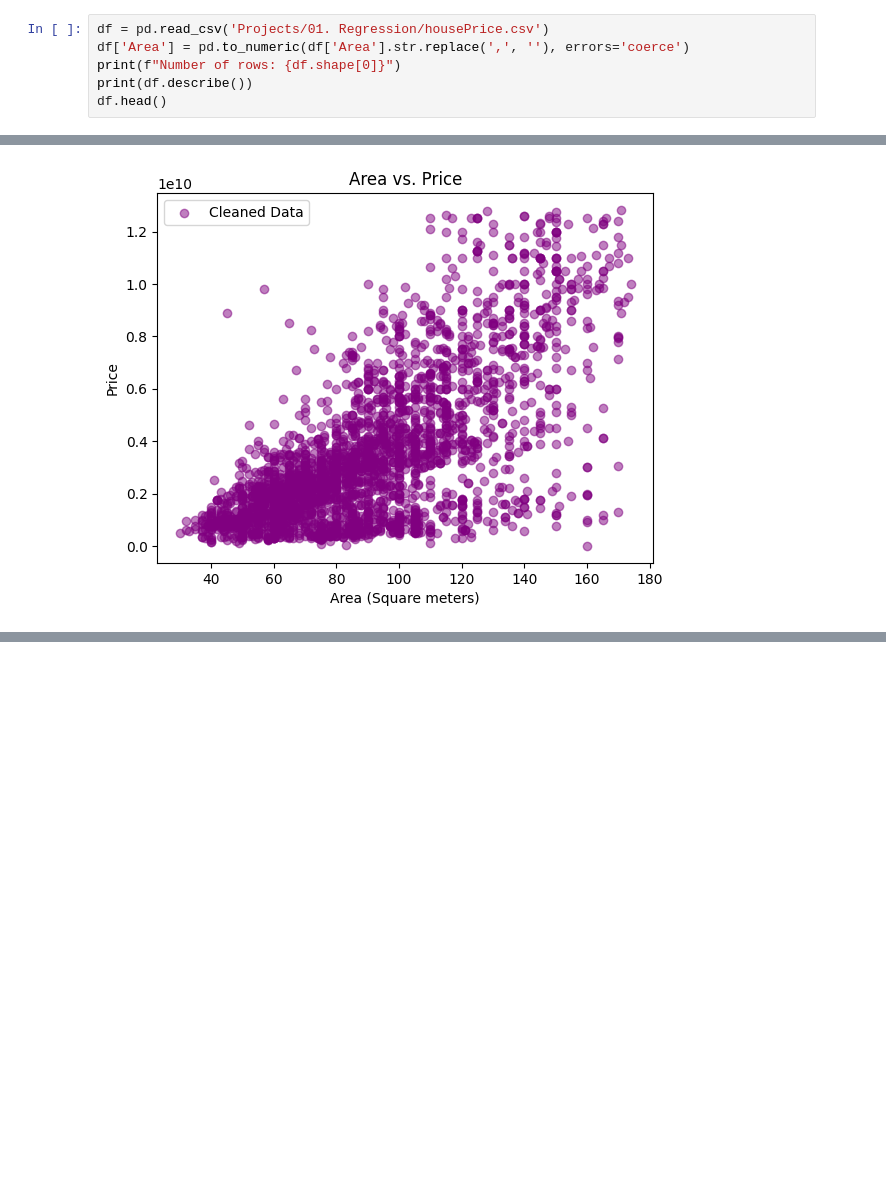
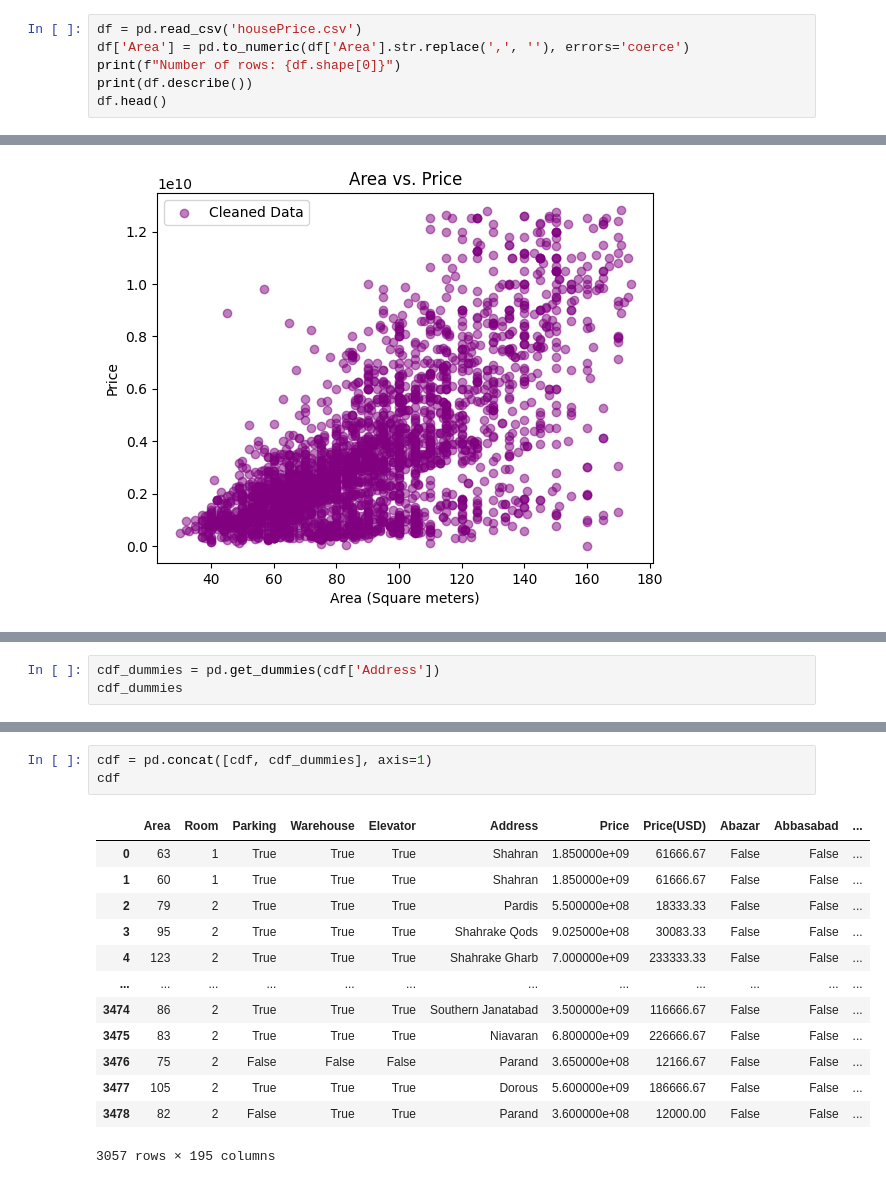
Before and after one commit to haadijafari/Jadi_ML, a Jupyter notebook: Projects/01. Regression/House_PRice.ipynb, the cells around one changed output, grey strips where cells are left out. Drawn from its saved outputs; the diff is of its cells as text; blank space fills up the shorter version.

```diff
--- a/Projects/01. Regression/House_PRice.ipynb
+++ b/Projects/01. Regression/House_PRice.ipynb
@@ -7,7 +7,7 @@ import matplotlib.pyplot as plt
 # %% [markdown]
 ## Read CSV Data
 # %%
-df = pd.read_csv('Projects/01. Regression/housePrice.csv')
+df = pd.read_csv('housePrice.csv')
 df['Area'] = pd.to_numeric(df['Area'].str.replace(',', ''), errors='coerce')
 print(f"Number of rows: {df.shape[0]}")
 print(df.describe())
@@ -106,0 +131,3 @@ plt.show()
+# %%
+cdf_dummies = pd.get_dummies(cdf['Address'])
+cdf_dummies
@@ -107,3 +148,20 @@ plt.show()
+# %%
+cdf = pd.concat([cdf, cdf_dummies], axis=1)
+cdf
+# %% [output]
+|  | Area | Room | Parking | Warehouse | Elevator | Address | Price | Price(USD) | Abazar | Abbasabad | ... |
+| 0 | 63 | 1 | True | True | True | Shahran | 1.850000e+09 | 61666.67 | False | False | ... |
+| 1 | 60 | 1 | True | True | True | Shahran | 1.850000e+09 | 61666.67 | False | False | ... |
+| 2 | 79 | 2 | True | True | True | Pardis | 5.500000e+08 | 18333.33 | False | False | ... |
+| 3 | 95 | 2 | True | True | True | Shahrake Qods | 9.025000e+08 | 30083.33 | False | False | ... |
+| 4 | 123 | 2 | True | True | True | Shahrake Gharb | 7.000000e+09 | 233333.33 | False | False | ... |
+| ... | ... | ... | ... | ... | ... | ... | ... | ... | ... | ... | ... |
+| 3474 | 86 | 2 | True | True | True | Southern Janatabad | 3.500000e+09 | 116666.67 | False | False | ... |
+| 3475 | 83 | 2 | True | True | True | Niavaran | 6.800000e+09 | 226666.67 | False | False | ... |
+| 3476 | 75 | 2 | False | False | False | Parand | 3.650000e+08 | 12166.67 | False | False | ... |
+| 3477 | 105 | 2 | True | True | True | Dorous | 5.600000e+09 | 186666.67 | False | False | ... |
+| 3478 | 82 | 2 | False | True | True | Parand | 3.600000e+08 | 12000.00 | False | False | ... |
+3057 rows × 195 columns
 # %%
 msk = np.random.rand(len(cdf)) < 0.85
 train = cdf[msk]
```
Also changed, not shown: parts of 6 cells of this notebook.
